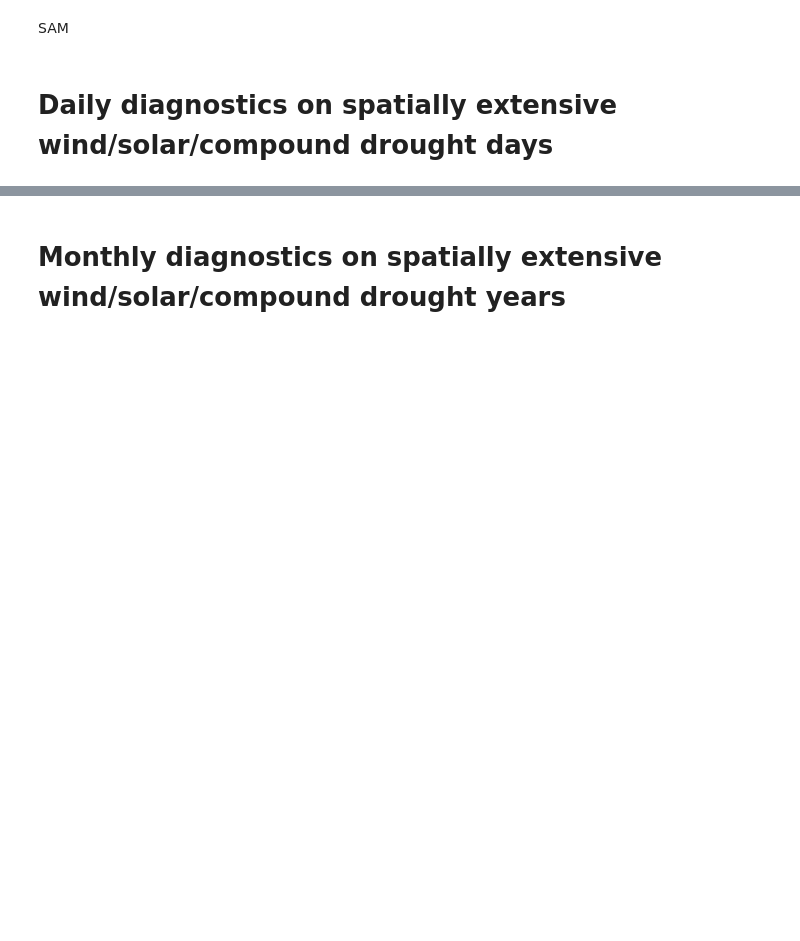
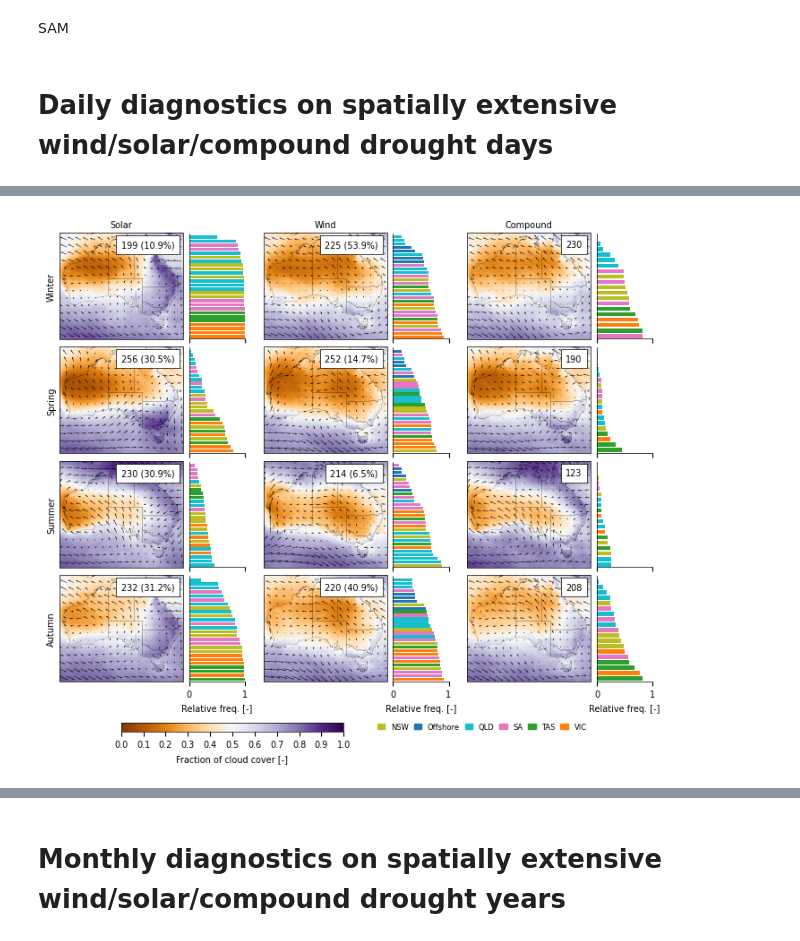
Before and after one commit to dougrichardson/Richardson_2023_energy, a Jupyter notebook: 2_drivers.ipynb, the cells around one changed output, grey strips where cells are left out. Cells and saved outputs as stored; diff of their text form; code cells hidden in the pictures; blank space fills up the shorter version.

Commit message:
Plotted tcc and wind

```diff
--- a/2_drivers.ipynb
+++ b/2_drivers.ipynb
@@ -181,3 +204,5 @@ daily_mslp_anoms = xr.open_zarr(
+# %%
+daily_tcc_anoms = daily_tcc_anoms.assign_coords({'time': daily_u100.time})
 # %% [markdown]
 ### Monthly diagnostics and seasonal means
 # %% [markdown]
@@ -535,0 +589,20 @@ with plt.rc_context(plt_params):
+# %%
+# Plotting data - Wind speed/direction (u and v)
+daily_plot_u_v = get_plot_data(
+    daily_simul_dict,
+    daily_u100,
+    daily_v100,
+    'u',
+    'v',
+    thresh_spatial
+)
+# %%
+# Plotting data - tcc and tcc anoms
+daily_plot_tcc_tcc_anoms = get_plot_data(
+    daily_simul_dict,
+    daily_tcc,
+    daily_tcc_anoms,
+    'tcc',
+    'tcc_anoms',
+    thresh_spatial
+)
@@ -535,0 +694,9 @@ with plt.rc_context(plt_params):
+# %%
+plot_synoptics(
+    daily_plot_tcc_tcc_anoms,
+    'Fraction of cloud cover [-]',
+    np.arange(0, 1.01, 0.1),
+    daily_plot_u_v
+)
+# %% [output]
+[figure, added]
```
Also changed, not shown: parts of 21 cells of this notebook, 1 other file.
